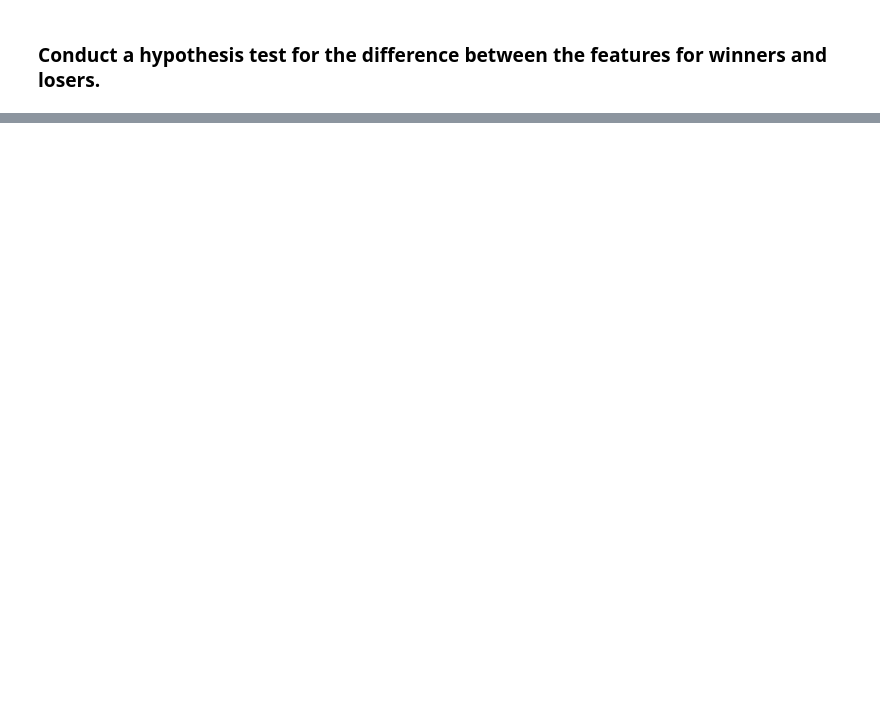
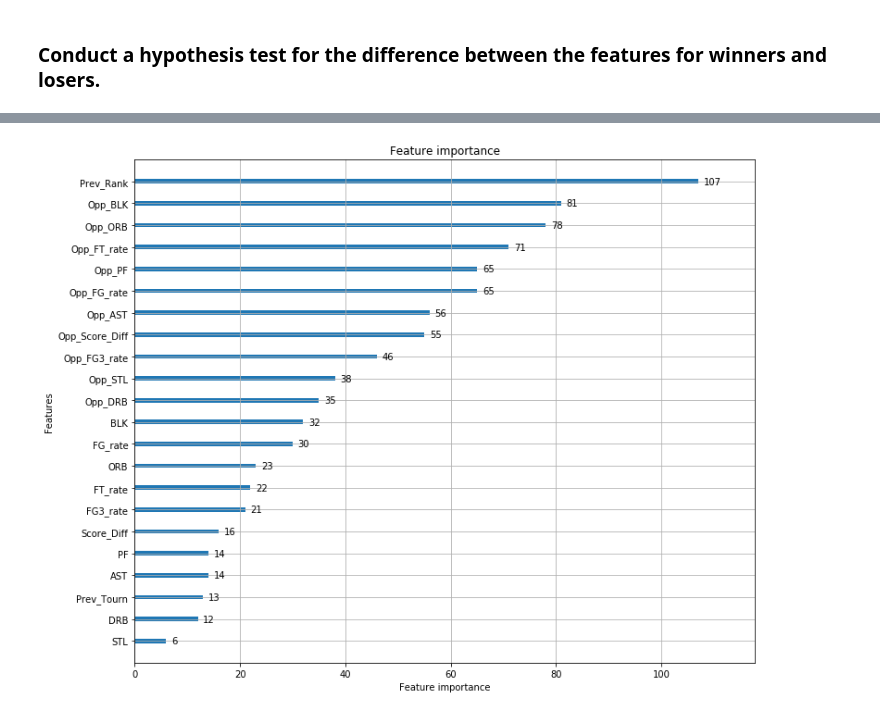
Before and after one commit to merlej/basketball-prediction, a Jupyter notebook: feature_selection.ipynb, the cells around one changed output, grey strips where cells are left out. Cells and saved outputs as stored; diff of their text form; code cells hidden in the pictures; blank space fills up the shorter version.

```diff
--- a/feature_selection.ipynb
+++ b/feature_selection.ipynb
@@ -221,0 +228,23 @@ The p-value for the difference between  Prev_Rank is:  1.0
+# %%
+# Use lightgbm to fit a model
+import lightgbm as lgb
+model_data = df.drop(['Season', 'DayNum', 'TeamID', 'Opp_TeamID'], axis=1)
+
+X = model_data.drop('Win', axis=1)
+y = model_data.Win
+# split into test and training sets
+X_train, X_test, y_train, y_test = train_test_split(X, y, test_size=0.3, random_state=12)
+
+lgb_train = lgb.Dataset(X_train, label=y_train)
+lgb_test = lgb.Dataset(X_test, y_test, reference=lgb_train)
+
+params = {
+        'boosting_type': 'gbdt',
+        'objective': 'binary',
+        'metric': 'binary_logloss',
+        'num_leaves': 10,
+        'max_depth': 6,
+        'learning_rate': 0.1
+                }
+
+model = lgb.train(params, lgb_train, 100)
@@ -221,0 +282,6 @@ The p-value for the difference between  Prev_Rank is:  1.0
+# %%
+# Plot the feature importanct
+_=lgb.plot_importance(model, figsize=(12, 10))
+plt.show()
+# %% [output]
+[figure, added]
```
Also changed, not shown: parts of 8 cells of this notebook.
